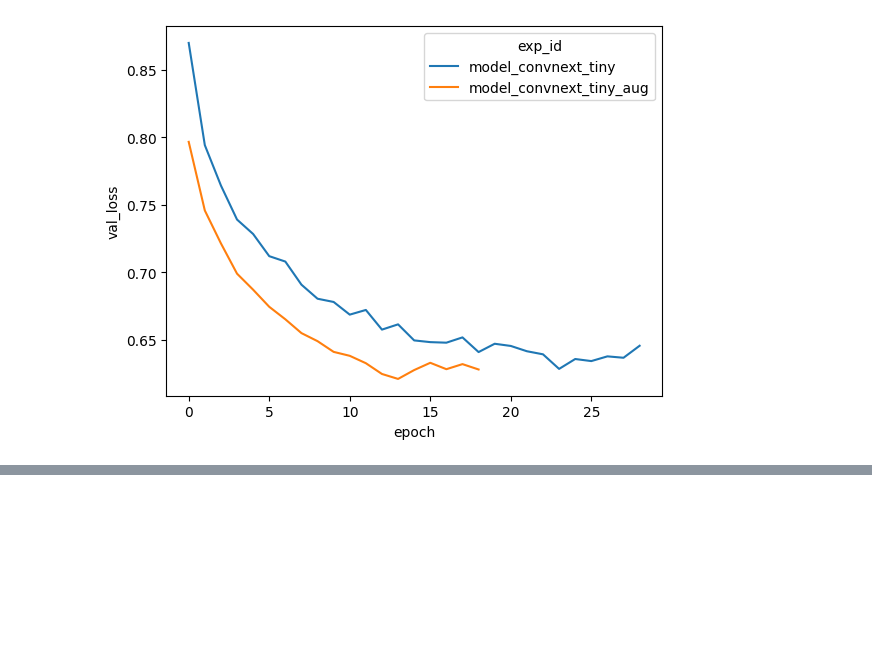
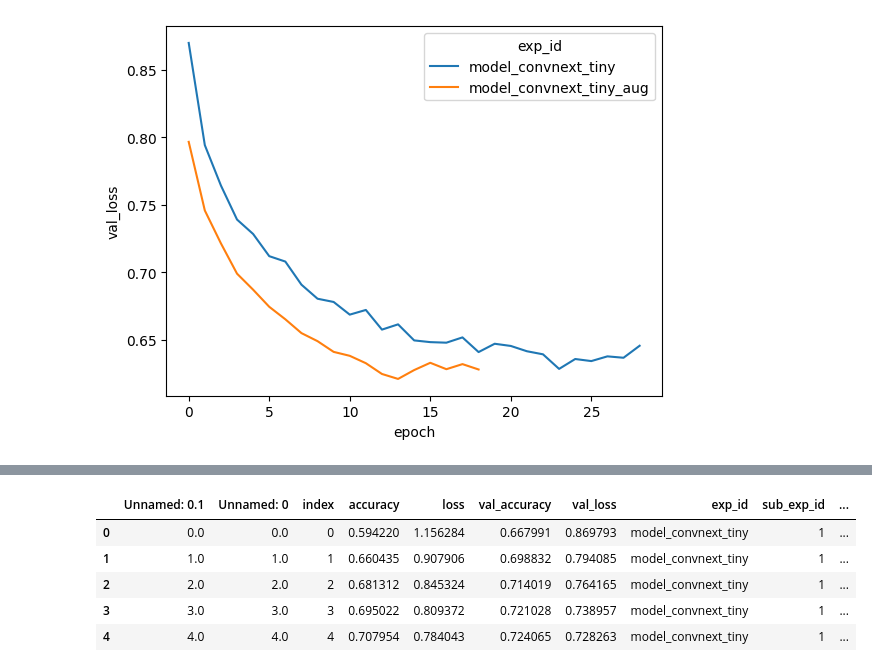
Before and after one commit to btsmith29/AMLS_II_assignment23_24, a Jupyter notebook: assignment-workings.ipynb, the cells around one changed output, grey strips where cells are left out. Saved outputs shown, nothing was run; the diff lists cells and outputs as text; code cells hidden in the pictures; blank space fills up the shorter version.

```diff
--- a/assignment-workings.ipynb
+++ b/assignment-workings.ipynb
@@ -379,0 +385,9 @@ plot_experiments_comp(df_results,["model_convnext_tiny", "model_convnext_tiny_au
+# %%
+df_results.head()
+# %% [output]
+|  | Unnamed: 0.1 | Unnamed: 0 | index | accuracy | loss | val_accuracy | val_loss | exp_id | sub_exp_id | ... |
+| 0 | 0.0 | 0.0 | 0 | 0.594220 | 1.156284 | 0.667991 | 0.869793 | model_convnext_tiny | 1 | ... |
+| 1 | 1.0 | 1.0 | 1 | 0.660435 | 0.907906 | 0.698832 | 0.794085 | model_convnext_tiny | 1 | ... |
+| 2 | 2.0 | 2.0 | 2 | 0.681312 | 0.845324 | 0.714019 | 0.764165 | model_convnext_tiny | 1 | ... |
+| 3 | 3.0 | 3.0 | 3 | 0.695022 | 0.809372 | 0.721028 | 0.738957 | model_convnext_tiny | 1 | ... |
+| 4 | 4.0 | 4.0 | 4 | 0.707954 | 0.784043 | 0.724065 | 0.728263 | model_convnext_tiny | 1 | ... |
```
Also changed, not shown: parts of 13 cells of this notebook.
